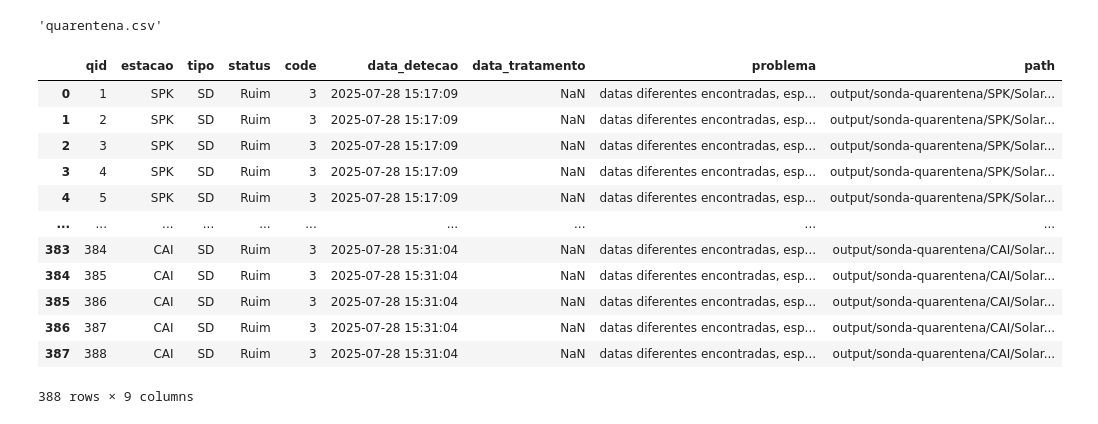
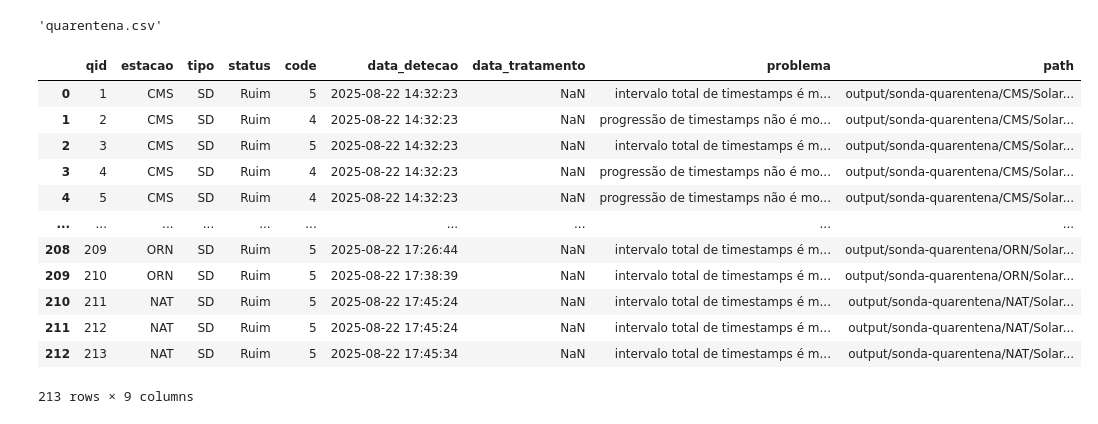
Before and after one commit to labren/sonda-curadoria, a Jupyter notebook: 01_Analise_Exploratoria_Solarimetricos.ipynb, the cells around one changed output. Saved outputs shown, nothing was run; the diff lists cells and outputs as text; code cells hidden in the pictures.

```diff
--- a/01_Analise_Exploratoria_Solarimetricos.ipynb
+++ b/01_Analise_Exploratoria_Solarimetricos.ipynb
@@ -148,23 +148,23 @@ To: /home/helvecioneto/sonda-curadoria/quarentena.csv
 # %%
 import pandas as pd
 
 # Lê o arquivo CSV quarentena.csv
-quarentena_df = pd.read_csv('quarentena.csv')
+quarentena_df = pd.read_csv('~/sonda-translator/output/sonda-quarentena/quarentena.csv')
 quarentena_df
 # %% [output]
 |  | qid | estacao | tipo | status | code | data_detecao | data_tratamento | problema | path |
-| 0 | 1 | SPK | SD | Ruim | 3 | 2025-07-28 15:17:09 | NaN | datas diferentes encontradas, esp... | output/sonda-quarentena/SPK/Solar... |
-| 1 | 2 | SPK | SD | Ruim | 3 | 2025-07-28 15:17:09 | NaN | datas diferentes encontradas, esp... | output/sonda-quarentena/SPK/Solar... |
-| 2 | 3 | SPK | SD | Ruim | 3 | 2025-07-28 15:17:09 | NaN | datas diferentes encontradas, esp... | output/sonda-quarentena/SPK/Solar... |
-| 3 | 4 | SPK | SD | Ruim | 3 | 2025-07-28 15:17:09 | NaN | datas diferentes encontradas, esp... | output/sonda-quarentena/SPK/Solar... |
-| 4 | 5 | SPK | SD | Ruim | 3 | 2025-07-28 15:17:09 | NaN | datas diferentes encontradas, esp... | output/sonda-quarentena/SPK/Solar... |
+| 0 | 1 | CMS | SD | Ruim | 5 | 2025-08-22 14:32:23 | NaN | intervalo total de timestamps é m... | output/sonda-quarentena/CMS/Solar... |
+| 1 | 2 | CMS | SD | Ruim | 4 | 2025-08-22 14:32:23 | NaN | progressão de timestamps não é mo... | output/sonda-quarentena/CMS/Solar... |
+| 2 | 3 | CMS | SD | Ruim | 5 | 2025-08-22 14:32:23 | NaN | intervalo total de timestamps é m... | output/sonda-quarentena/CMS/Solar... |
+| 3 | 4 | CMS | SD | Ruim | 4 | 2025-08-22 14:32:23 | NaN | progressão de timestamps não é mo... | output/sonda-quarentena/CMS/Solar... |
+| 4 | 5 | CMS | SD | Ruim | 4 | 2025-08-22 14:32:23 | NaN | progressão de timestamps não é mo... | output/sonda-quarentena/CMS/Solar... |
 | ... | ... | ... | ... | ... | ... | ... | ... | ... | ... |
-| 383 | 384 | CAI | SD | Ruim | 3 | 2025-07-28 15:31:04 | NaN | datas diferentes encontradas, esp... | output/sonda-quarentena/CAI/Solar... |
-| 384 | 385 | CAI | SD | Ruim | 3 | 2025-07-28 15:31:04 | NaN | datas diferentes encontradas, esp... | output/sonda-quarentena/CAI/Solar... |
-| 385 | 386 | CAI | SD | Ruim | 3 | 2025-07-28 15:31:04 | NaN | datas diferentes encontradas, esp... | output/sonda-quarentena/CAI/Solar... |
-| 386 | 387 | CAI | SD | Ruim | 3 | 2025-07-28 15:31:04 | NaN | datas diferentes encontradas, esp... | output/sonda-quarentena/CAI/Solar... |
-| 387 | 388 | CAI | SD | Ruim | 3 | 2025-07-28 15:31:04 | NaN | datas diferentes encontradas, esp... | output/sonda-quarentena/CAI/Solar... |
+| 208 | 209 | ORN | SD | Ruim | 5 | 2025-08-22 17:26:44 | NaN | intervalo total de timestamps é m... | output/sonda-quarentena/ORN/Solar... |
+| 209 | 210 | ORN | SD | Ruim | 5 | 2025-08-22 17:38:39 | NaN | intervalo total de timestamps é m... | output/sonda-quarentena/ORN/Solar... |
+| 210 | 211 | NAT | SD | Ruim | 5 | 2025-08-22 17:45:24 | NaN | intervalo total de timestamps é m... | output/sonda-quarentena/NAT/Solar... |
+| 211 | 212 | NAT | SD | Ruim | 5 | 2025-08-22 17:45:24 | NaN | intervalo total de timestamps é m... | output/sonda-quarentena/NAT/Solar... |
+| 212 | 213 | NAT | SD | Ruim | 5 | 2025-08-22 17:45:34 | NaN | intervalo total de timestamps é m... | output/sonda-quarentena/NAT/Solar... |
-388 rows × 9 columns
+213 rows × 9 columns
 # %%
 # Agrupando os dados por estação e contando registros
 estacao_counts = quarentena_df.groupby('estacao').size().reset_index(name='contagem')
```
Also changed, not shown: parts of 10 cells of this notebook.
